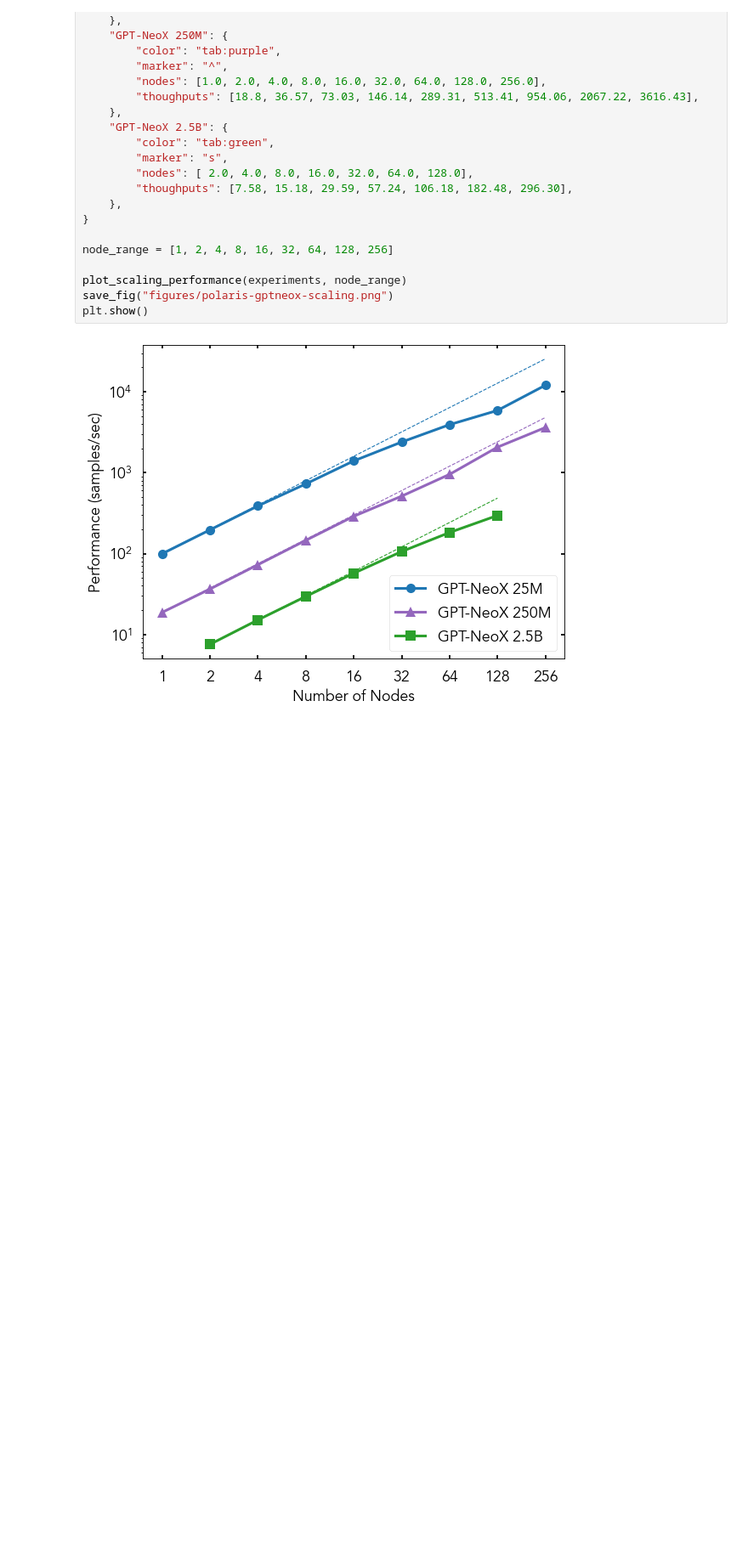
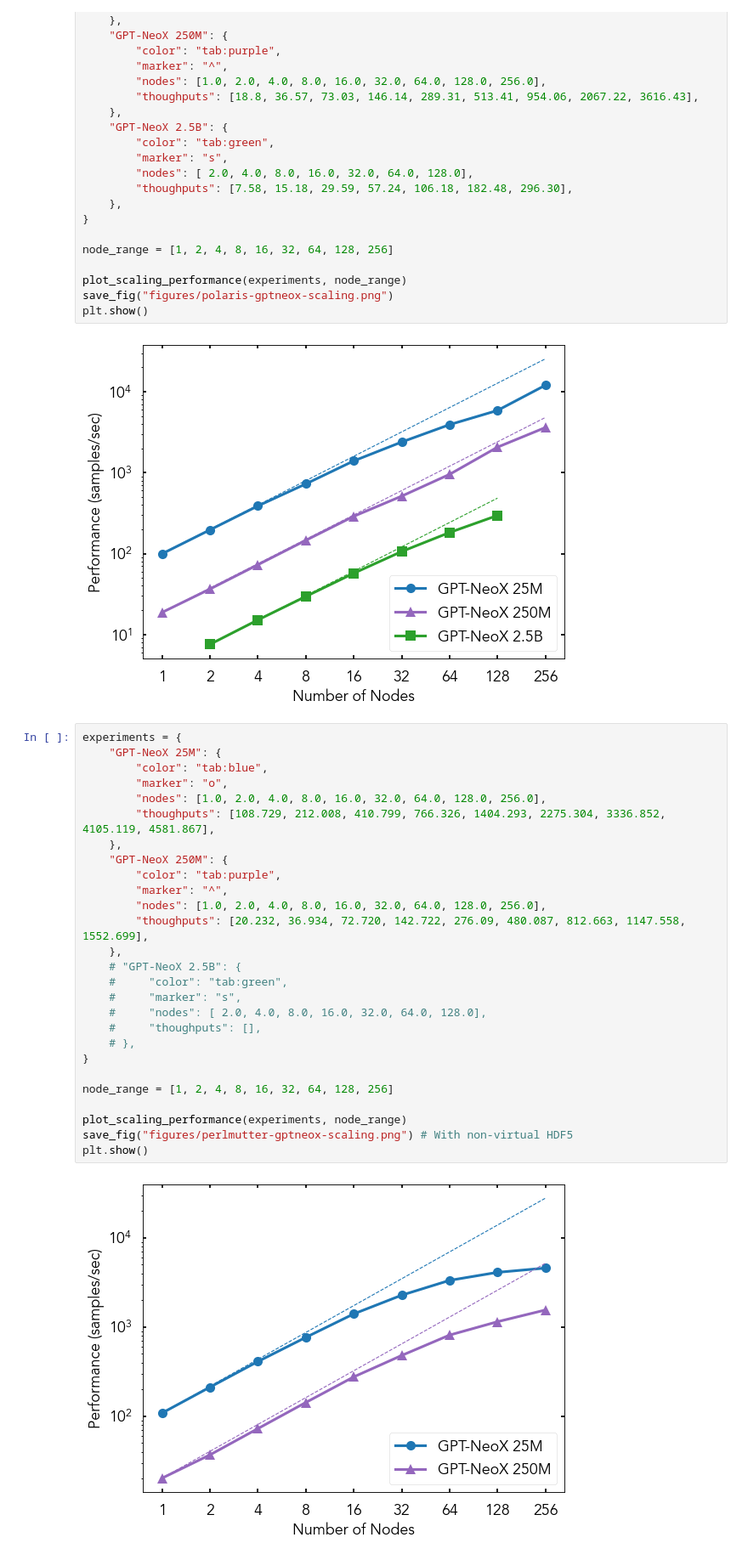
Before and after one commit to ramanathanlab/genslm, a Jupyter notebook: examples/perlmutter/study-perf/perf_scaling.ipynb, the cells around one changed output. Shown at 85% size. Drawn from its saved outputs; the diff is of its cells as text; blank space fills up the shorter version.

Commit message:
scaling plot. remove old code

```diff
--- a/examples/perlmutter/study-perf/perf_scaling.ipynb
+++ b/examples/perlmutter/study-perf/perf_scaling.ipynb
@@ -133,3 +133,32 @@ save_fig("figures/polaris-gptneox-scaling.png")
 plt.show()
 # %% [output]
 [figure]
+# %%
+experiments = {
+    "GPT-NeoX 25M": {
+        "color": "tab:blue",
+        "marker": "o",
+        "nodes": [1.0, 2.0, 4.0, 8.0, 16.0, 32.0, 64.0, 128.0, 256.0],
+        "thoughputs": [108.729, 212.008, 410.799, 766.326, 1404.293, 2275.304, 3336.852, 4105.119, 4581.867],
+    },
+    "GPT-NeoX 250M": {
+        "color": "tab:purple",
+        "marker": "^",
+        "nodes": [1.0, 2.0, 4.0, 8.0, 16.0, 32.0, 64.0, 128.0, 256.0],
+        "thoughputs": [20.232, 36.934, 72.720, 142.722, 276.09, 480.087, 812.663, 1147.558, 1552.699],
+    },
+    # "GPT-NeoX 2.5B": {
+    #     "color": "tab:green",
+    #     "marker": "s",
+    #     "nodes": [ 2.0, 4.0, 8.0, 16.0, 32.0, 64.0, 128.0],
+    #     "thoughputs": [],
+    # },
+}
+
+node_range = [1, 2, 4, 8, 16, 32, 64, 128, 256]
+
+plot_scaling_performance(experiments, node_range)
+save_fig("figures/perlmutter-gptneox-scaling.png") # With non-virtual HDF5
+plt.show()
+# %% [output]
+[figure, added]
```
Also changed, not shown: parts of 2 cells of this notebook, 4 other files.
